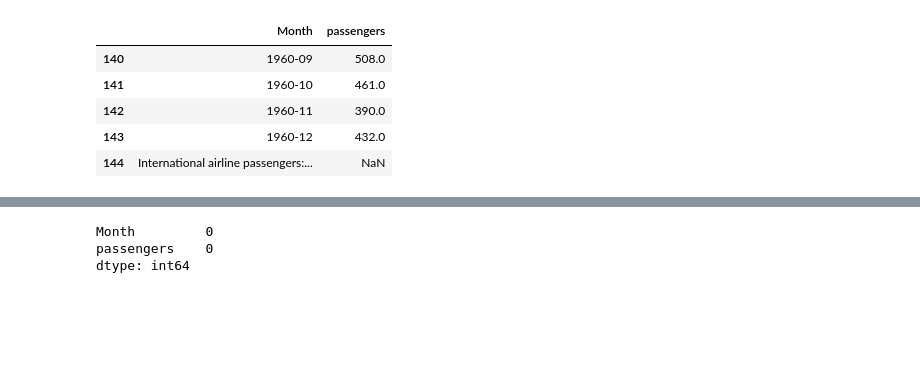
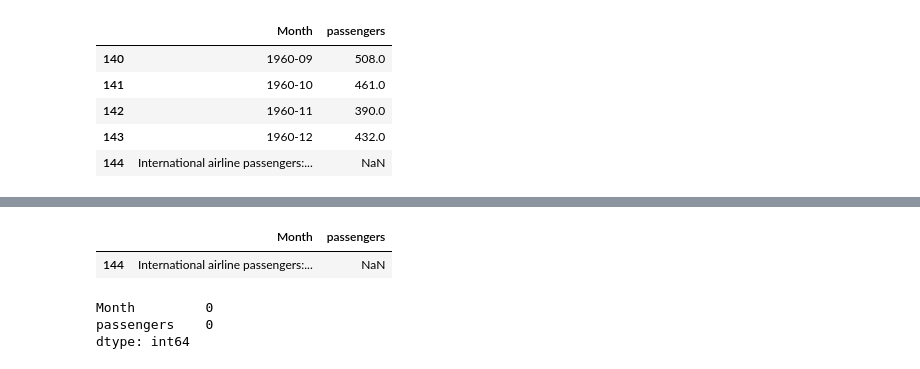
Before and after one commit to Im-JihyunKim/2025_LGE_TimeSeries, a Jupyter notebook: time-series-1.ipynb, the cells around one changed output, grey strips where cells are left out. Cells and saved outputs as stored; diff of their text form; code cells hidden in the pictures; blank space fills up the shorter version.

```diff
--- a/time-series-1.ipynb
+++ b/time-series-1.ipynb
@@ -128,3 +148,11 @@ airline_data.tail(5)
+# %%
+# condition (True/False 조건문)을 통해서 행을 필터링
+
+condition = airline_data.isnull().any(axis=1)
+airline_data[condition]
+# %% [output]
+|  | Month | passengers |
+| 144 | International airline passengers:... | NaN |
 # %%
 # 결측 데이터를 제거하는 코드 ==> pandas.DataFrame.dropna() ; dropping na!
 airline_data.dropna(inplace=True)  # airline_data 변수를 바로 바꿈
```
Also changed, not shown: parts of 3 cells of this notebook.
